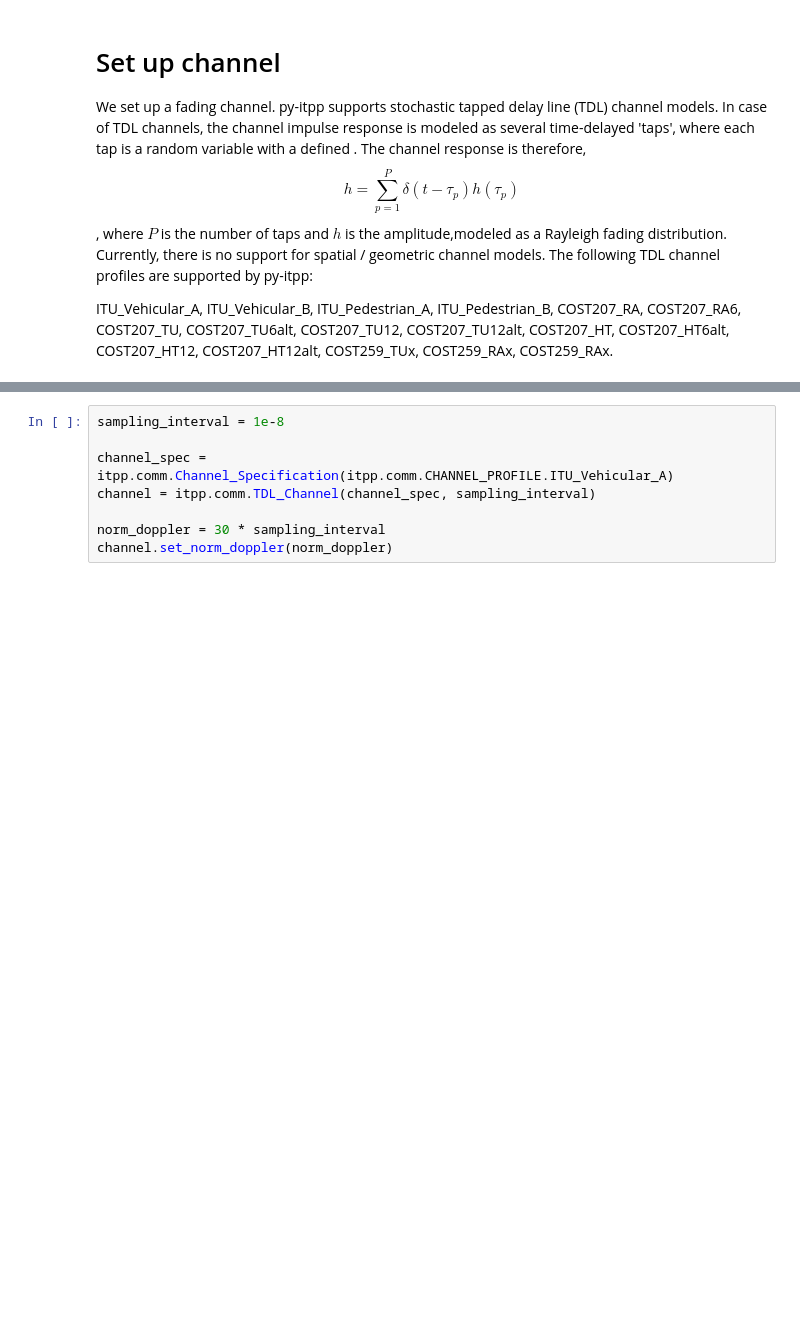
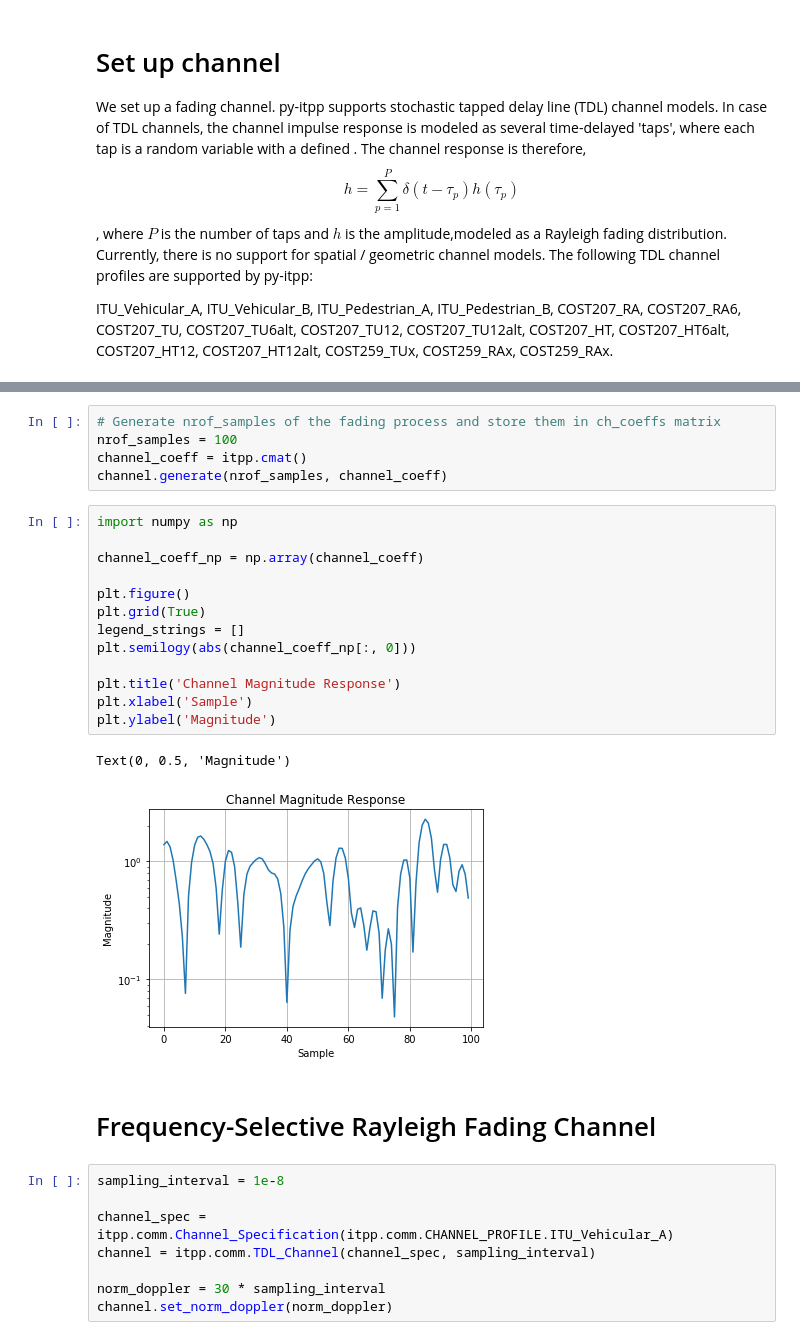
Before and after one commit to vidits-kth/py-itpp, a Jupyter notebook: examples/Example4a_TDL_channel_models.ipynb, the cells around one changed output, grey strips where cells are left out. Drawn from its saved outputs; the diff is of its cells as text; blank space fills up the shorter version.

```diff
--- a/examples/Example4a_TDL_channel_models.ipynb
+++ b/examples/Example4a_TDL_channel_models.ipynb
@@ -31,3 +55,26 @@ COST259_RAx.
+# %%
+# Generate nrof_samples of the fading process and store them in ch_coeffs matrix
+nrof_samples = 100
+channel_coeff = itpp.cmat()
+channel.generate(nrof_samples, channel_coeff)
+# %%
+import numpy as np
+
+channel_coeff_np = np.array(channel_coeff)
+
+plt.figure()
+plt.grid(True)
+legend_strings = []
+plt.semilogy(abs(channel_coeff_np[:, 0]))
+
+plt.title('Channel Magnitude Response')
+plt.xlabel('Sample')
+plt.ylabel('Magnitude')
+# %% [output]
+Text(0, 0.5, 'Magnitude')
+[figure, added]
+# %% [markdown]
+# Frequency-Selective Rayleigh Fading Channel
 # %%
 sampling_interval = 1e-8
 
```
Also changed, not shown: parts of 3 cells of this notebook.
